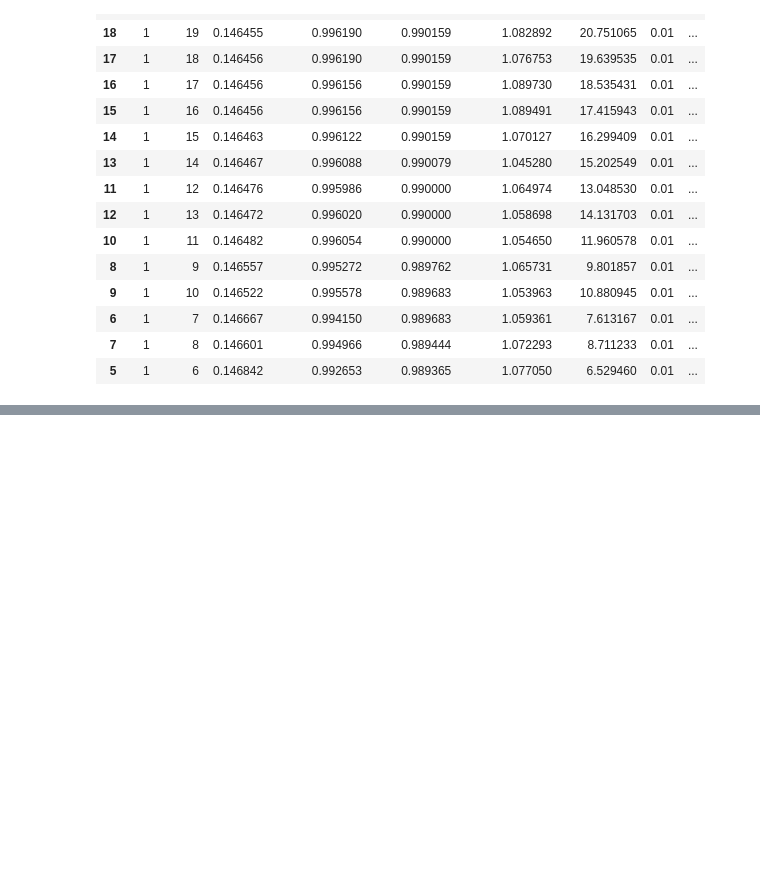
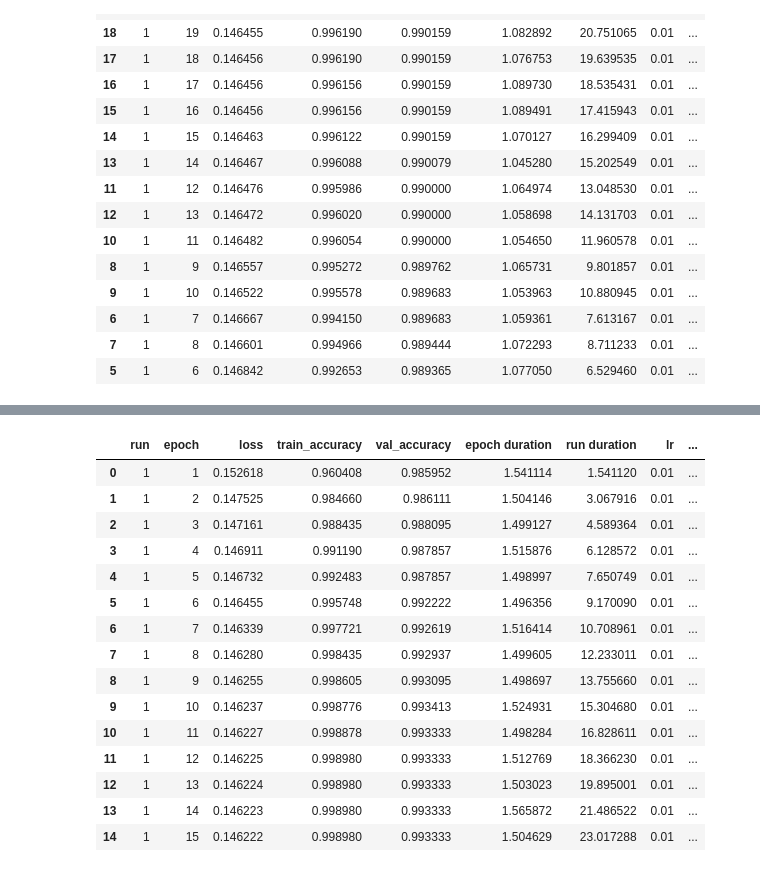
Before and after one commit to vintagedeek/mnist, a Jupyter notebook: kaggle_mnist_cnn_v1_99.ipynb, the cells around one changed output, grey strips where cells are left out. Saved outputs shown, nothing was run; the diff lists cells and outputs as text; code cells hidden in the pictures; blank space fills up the shorter version.

```diff
--- a/kaggle_mnist_cnn_v1_99.ipynb
+++ b/kaggle_mnist_cnn_v1_99.ipynb
@@ -545,0 +826,77 @@ m.save('kaggle_mnist_cnn_v1_3_hidden_99_val')
+# %%
+validation_set = val.to(device)
+validation_labels = val_labels.to(device)
+
+params = OrderedDict(
+    lr = [0.01],
+    batch_size = [100],
+    device = ['cuda'],
+    weight_decay = [0.0])
+
+m = RunManager()
+for run in RunBuilder.get_runs(params):
+
+    network = nn.Sequential(
+        nn.Conv2d(in_channels=1, out_channels=24, kernel_size=5, stride=1),
+        nn.BatchNorm2d(24),
+        nn.MaxPool2d(kernel_size=2, stride=2),
+        nn.ReLU(),
+        nn.Conv2d(in_channels=24, out_channels=64, kernel_size=3, stride=1),
+        nn.BatchNorm2d(64),
+        nn.MaxPool2d(kernel_size=2, stride=2),
+        nn.ReLU(),
+        nn.Conv2d(in_channels=64, out_channels=128, kernel_size=3),
+        nn.BatchNorm2d(128),
+        nn.ReLU(),
+        nn.Flatten(start_dim=1),
+        nn.Linear(in_features=128 * 3 * 3, out_features=90),
+        nn.BatchNorm1d(90),
+        nn.ReLU(),
+        nn.Linear(in_features=90, out_features=30),
+        nn.BatchNorm1d(30),
+        nn.ReLU(),
+        nn.Linear(in_features=30, out_features=10),
+        nn.Sigmoid()).to(device)
+
+    mini_batches = [train[k:k + run.batch_size] for k in range(0, train_labels.shape[0], run.batch_size)]
+    mini_labels = [train_labels[k:k + run.batch_size] for k in range(0, train_labels.shape[0], run.batch_size)]
+    optimizer = optim.Adam(network.parameters(), lr=run.lr, weight_decay=run.weight_decay)
+    scheduler = optim.lr_scheduler.StepLR(optimizer, step_size=5, gamma=0.1)
+
+    m.begin_run(run, network)
+    for epoch in range(15):
+        m.begin_epoch()
+        for b in range(0, len(mini_batches)):
+            images = mini_batches[b].to(device)
+            labels = mini_labels[b].to(device)
+            preds = network(images) # pass batch
+            loss = F.cross_entropy(preds, labels) # calculate loss
+            optimizer.zero_grad() # zero gradients
+            loss.backward() # calculate gradients
+            optimizer.step() # update weights
+
+            m.track_loss(loss)
+            m.track_num_correct(preds, labels)
+        m.track_val_accuracy(network)
+        m.end_epoch()
+        scheduler.step()
+    m.end_run()
+
+pd.DataFrame.from_dict(m.run_data).sort_values('val_accuracy', ascending=False)[0:15]
+# %% [output]
+|  | run | epoch | loss | train_accuracy | val_accuracy | epoch duration | run duration | lr | ... |
+| 0 | 1 | 1 | 0.152618 | 0.960408 | 0.985952 | 1.541114 | 1.541120 | 0.01 | ... |
+| 1 | 1 | 2 | 0.147525 | 0.984660 | 0.986111 | 1.504146 | 3.067916 | 0.01 | ... |
+| 2 | 1 | 3 | 0.147161 | 0.988435 | 0.988095 | 1.499127 | 4.589364 | 0.01 | ... |
+| 3 | 1 | 4 | 0.146911 | 0.991190 | 0.987857 | 1.515876 | 6.128572 | 0.01 | ... |
+| 4 | 1 | 5 | 0.146732 | 0.992483 | 0.987857 | 1.498997 | 7.650749 | 0.01 | ... |
+| 5 | 1 | 6 | 0.146455 | 0.995748 | 0.992222 | 1.496356 | 9.170090 | 0.01 | ... |
+| 6 | 1 | 7 | 0.146339 | 0.997721 | 0.992619 | 1.516414 | 10.708961 | 0.01 | ... |
+| 7 | 1 | 8 | 0.146280 | 0.998435 | 0.992937 | 1.499605 | 12.233011 | 0.01 | ... |
+| 8 | 1 | 9 | 0.146255 | 0.998605 | 0.993095 | 1.498697 | 13.755660 | 0.01 | ... |
+| 9 | 1 | 10 | 0.146237 | 0.998776 | 0.993413 | 1.524931 | 15.304680 | 0.01 | ... |
+| 10 | 1 | 11 | 0.146227 | 0.998878 | 0.993333 | 1.498284 | 16.828611 | 0.01 | ... |
+| 11 | 1 | 12 | 0.146225 | 0.998980 | 0.993333 | 1.512769 | 18.366230 | 0.01 | ... |
+| 12 | 1 | 13 | 0.146224 | 0.998980 | 0.993333 | 1.503023 | 19.895001 | 0.01 | ... |
+| 13 | 1 | 14 | 0.146223 | 0.998980 | 0.993333 | 1.565872 | 21.486522 | 0.01 | ... |
+| 14 | 1 | 15 | 0.146222 | 0.998980 | 0.993333 | 1.504629 | 23.017288 | 0.01 | ... |
```
Also changed, not shown: parts of 18 cells of this notebook.
